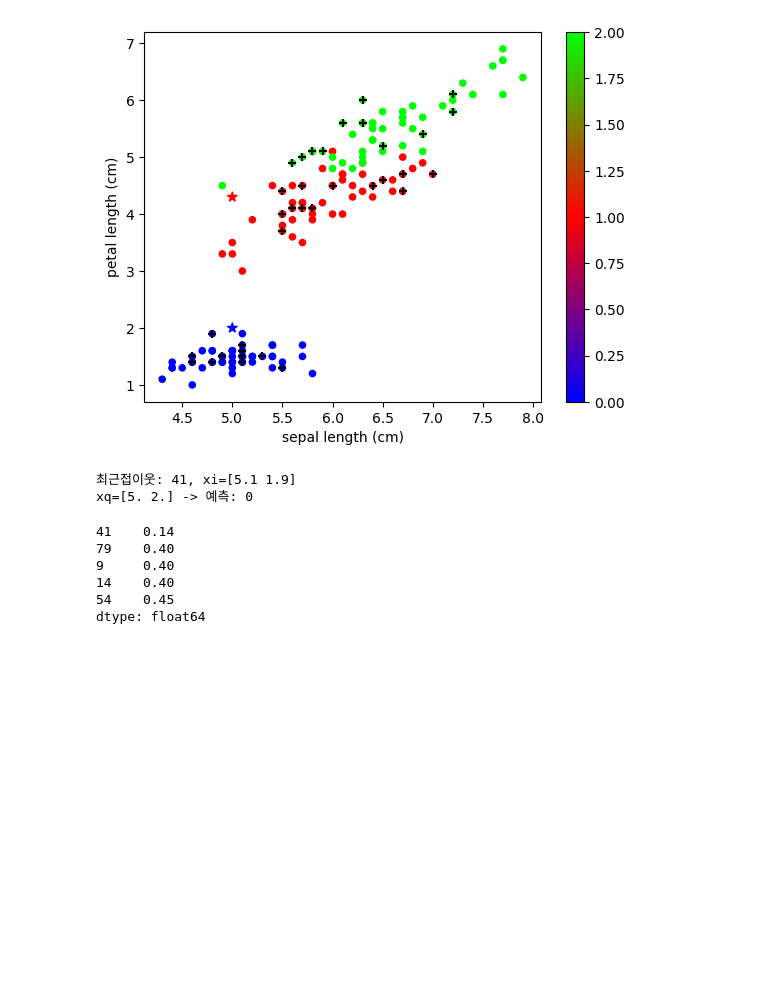
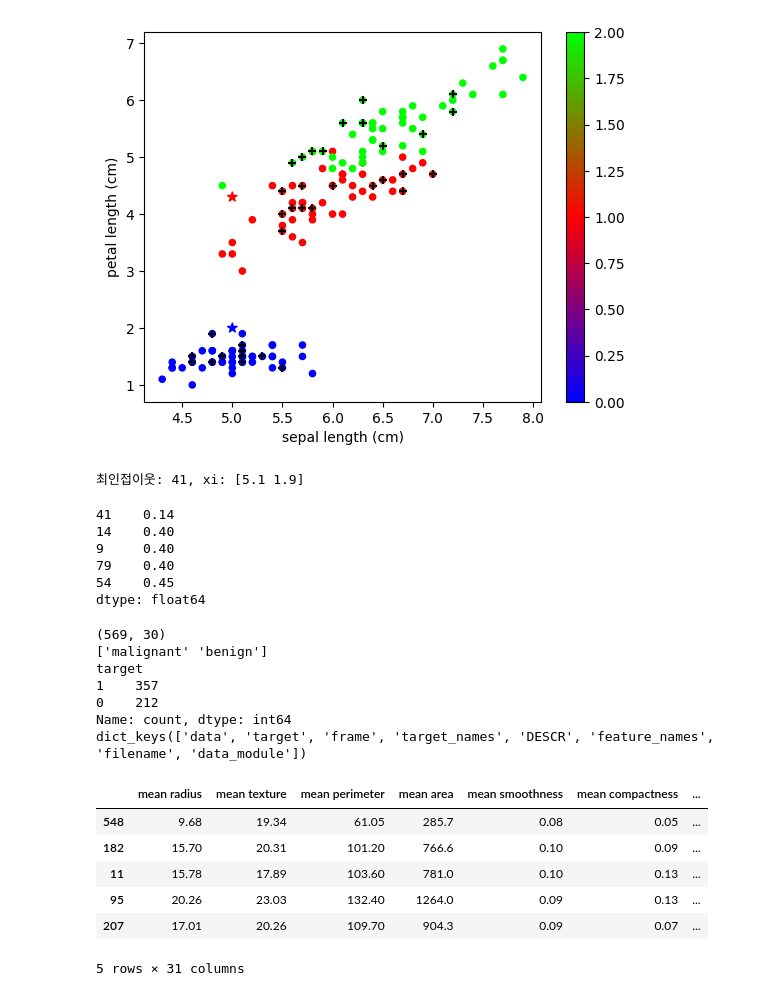
Before and after one commit to rjs424/pyml, a Jupyter notebook: test.ipynb, the cells around one changed output. Drawn from its saved outputs; the diff is of its cells as text; code cells hidden in the pictures; blank space fills up the shorter version.

```diff
--- a/test.ipynb
+++ b/test.ipynb
@@ -165,17 +154,38 @@ for xi in train_data:
     거리.append(거리산출(xq, xi))
 
 거리 = pd.Series(거리)
-최근접이웃 = 거리.idxmin()
-print(f'최근접이웃: {최근접이웃}, xi={train_data[최근접이웃]}')
-print(f'xq={xq}', end=' -> ')
-print(f'예측: {train_target[최근접이웃]}')
-거리.sort_values().head().round(2)
+최인접이웃 = 거리.idxmin()
+print(f'최인접이웃: {최인접이웃}, xi: {train_data[최인접이웃]}')
+거리.sort_values(ascending=True).head().round(2)
 # %% [output]
-최근접이웃: 41, xi=[5.1 1.9]
-xq=[5. 2.] -> 예측: 0
+최인접이웃: 41, xi: [5.1 1.9]
 41    0.14
+14    0.40
+9     0.40
 79    0.40
-9     0.40
-14    0.40
 54    0.45
 dtype: float64
+# %%
+from sklearn.datasets import load_breast_cancer
+
+cancer = load_breast_cancer(as_frame=True)
+print(cancer.data.shape)
+print(cancer.target_names)
+print(cancer.target.value_counts())
+print(cancer.keys())
+cancer.frame.sample(5).round(2)
+# %% [output]
+(569, 30)
+['malignant' 'benign']
+target
+1    357
+0    212
+Name: count, dtype: int64
+dict_keys(['data', 'target', 'frame', 'target_names', 'DESCR', 'feature_names', 'filename', 'data_module'])
+|  | mean radius | mean texture | mean perimeter | mean area | mean smoothness | mean compactness | ... |
+| 548 | 9.68 | 19.34 | 61.05 | 285.7 | 0.08 | 0.05 | ... |
+| 182 | 15.70 | 20.31 | 101.20 | 766.6 | 0.10 | 0.09 | ... |
+| 11 | 15.78 | 17.89 | 103.60 | 781.0 | 0.10 | 0.13 | ... |
+| 95 | 20.26 | 23.03 | 132.40 | 1264.0 | 0.09 | 0.13 | ... |
+| 207 | 17.01 | 20.26 | 109.70 | 904.3 | 0.09 | 0.07 | ... |
+5 rows × 31 columns
```
Also changed, not shown: parts of 9 cells of this notebook, 1 other file.
